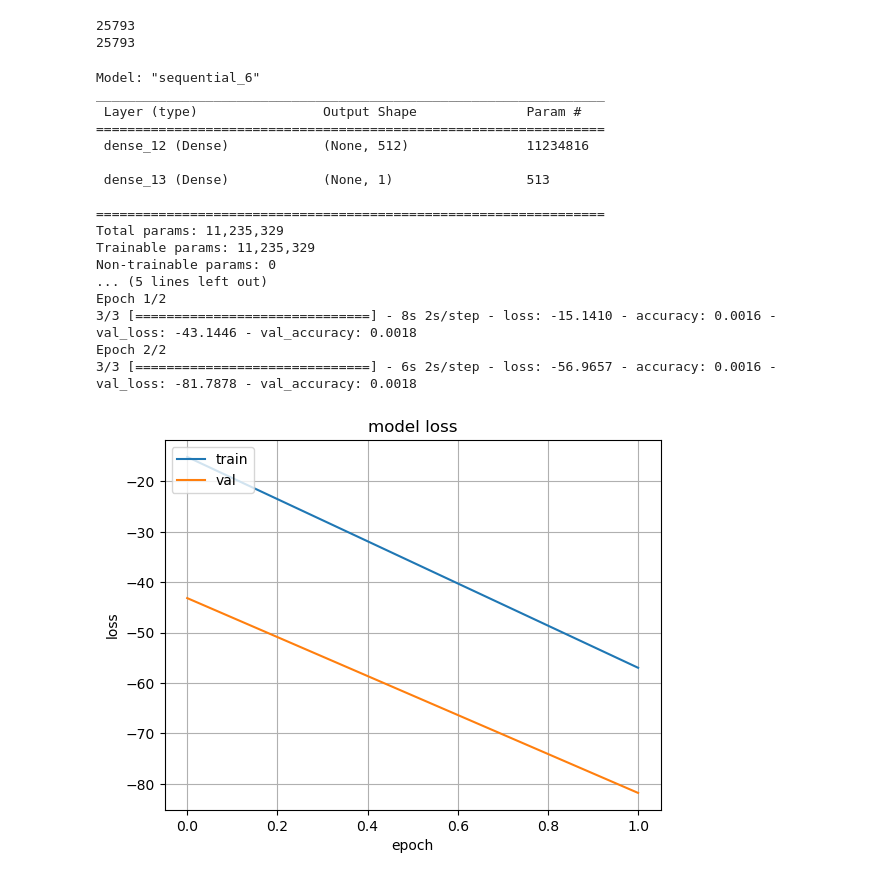
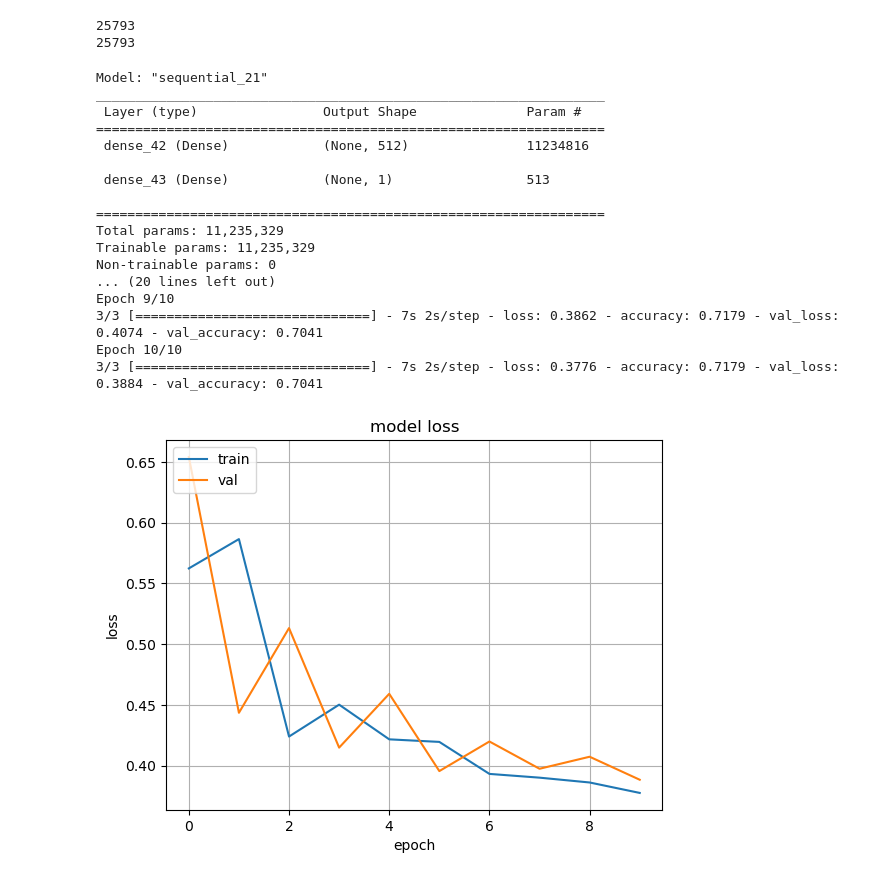
Before and after one commit to PavithS/COMP90051-Project2-Group43, a Jupyter notebook: Project_2.ipynb, the cells around one changed output. Cells and saved outputs as stored; diff of their text form; code cells hidden in the pictures.

```diff
--- a/Project_2.ipynb
+++ b/Project_2.ipynb
@@ -316,7 +315,8 @@ for i in range(len(train)):
            temp_co_authors.append(train.loc[i]['authors'][j])
 
     if(len(temp_authors) == 0):
-        authors.append([-1])
+        #authors.append([-1])
+        authors.append([0])
     else:
         authors.append(temp_authors)
 
@@ -391,12 +391,12 @@ for ie in range(len(train)):
     else:
         author_ohe_sum = np.zeros(20433)
 
-    temp = np.concatenate((author_ohe_sum, year_ohe_dict[year], venue_ohe_dict[venue],abstract_train_w2v_minmax_scaled[i],title_train_w2v_minmax_scaled[i]))
+    temp = np.concatenate((author_ohe_sum, year_ohe_dict[year], venue_ohe_dict[venue],abstract_train_w2v_minmax_scaled[ie],title_train_w2v_minmax_scaled[ie]))
     full_train_set.append(temp)
 
     #y_full_train_temp = np.sum([author_ohe_dict[author] for author in authors[ie]], axis = 0)
     #y_full_train.append(y_full_train_temp)
-    y_full_train.append(authors[ie][0])
+    y_full_train.append(authors[ie][0]/101)
 # %%
 #TRAIN, VAL SET SPLIT
 key_train, key_val, train_y, val_y = train_test_split(np.asarray(full_train_set), np.asarray(y_full_train),test_size=0.3)
@@ -416,52 +416,50 @@ key_train, key_val, train_y, val_y = train_test_split(np.asarray(full_train_set)
 mlp = keras.Sequential(
     [
         layers.InputLayer(input_shape = (21942,)),
-        layers.Dense(int(512), activation="relu"),
-        #layers.Dense(int(512), activation="tanh"),  #0.6222
+        #layers.Dense(int(512), activation="relu"),
+        layers.Dense(int(512), activation="tanh"),  #0.6222
         #layers.Dense(int(512), activation="elu"),    #0.6227
-        #layers.Dense(1, activation='sigmoid')
-        layers.Dense(1, activation='softmax')
+        layers.Dense(1, activation='sigmoid')
     ]
 )
 
 cust_adam = keras.optimizers.Adam(learning_rate = 0.0002)
 
 mlp.summary()
 mlp.compile(optimizer=cust_adam,loss=tf.keras.losses.binary_crossentropy, metrics=['accuracy'])
 print(key_train[0])
 print(key_train.shape)
 print(len(key_train))
-print(len(key_train[0]))
 #y_train_str = [str(x) for x in y_train_kw_int]
-mlp_model = mlp.fit(key_train.astype(np.float32), train_y.astype(np.float32), epochs=2,batch_size=6500,
+mlp_model = mlp.fit(key_train.astype(np.float32), train_y.astype(np.float32), epochs=10,batch_size=6500,
                      validation_data=(key_val.astype(np.float32), val_y.astype(np.float32)), verbose=1)
 
 mlp.save('my_model.h5')
 
 plt.plot(mlp_model.history['loss'])
 plt.plot(mlp_model.history['val_loss'])
 plt.title('model loss')
 plt.ylabel('loss')
 plt.xlabel('epoch')
 plt.legend(['train', 'val'], loc='upper left')
 plt.grid()
 plt.show()
 # %% [output]
-Model: "sequential_6"
+Model: "sequential_21"
 _________________________________________________________________
  Layer (type)                Output Shape              Param #
 =================================================================
- dense_12 (Dense)            (None, 512)               11234816
+ dense_42 (Dense)            (None, 512)               11234816
 
- dense_13 (Dense)            (None, 1)                 513
+ dense_43 (Dense)            (None, 1)                 513
 
 =================================================================
 Total params: 11,235,329
 Trainable params: 11,235,329
 Non-trainable params: 0
-... (5 lines left out)
-Epoch 1/2
-3/3 [==============================] - 8s 2s/step - loss: -15.1410 - accuracy: 0.0016 - val_loss: -43.1446 - val_accuracy: 0.0018
-Epoch 2/2
-3/3 [==============================] - 6s 2s/step - loss: -56.9657 - accuracy: 0.0016 - val_loss: -81.7878 - val_accuracy: 0.0018
+... (20 lines left out)
+Epoch 9/10
+3/3 [==============================] - 7s 2s/step - loss: 0.3862 - accuracy: 0.7179 - val_loss: 0.4074 - val_accuracy: 0.7041
+Epoch 10/10
+3/3 [==============================] - 7s 2s/step - loss: 0.3776 - accuracy: 0.7179 - val_loss: 0.3884 - val_accuracy: 0.7041
-[figure, old version]
+[figure, new version]
```
Also changed, not shown: parts of 4 cells of this notebook.
